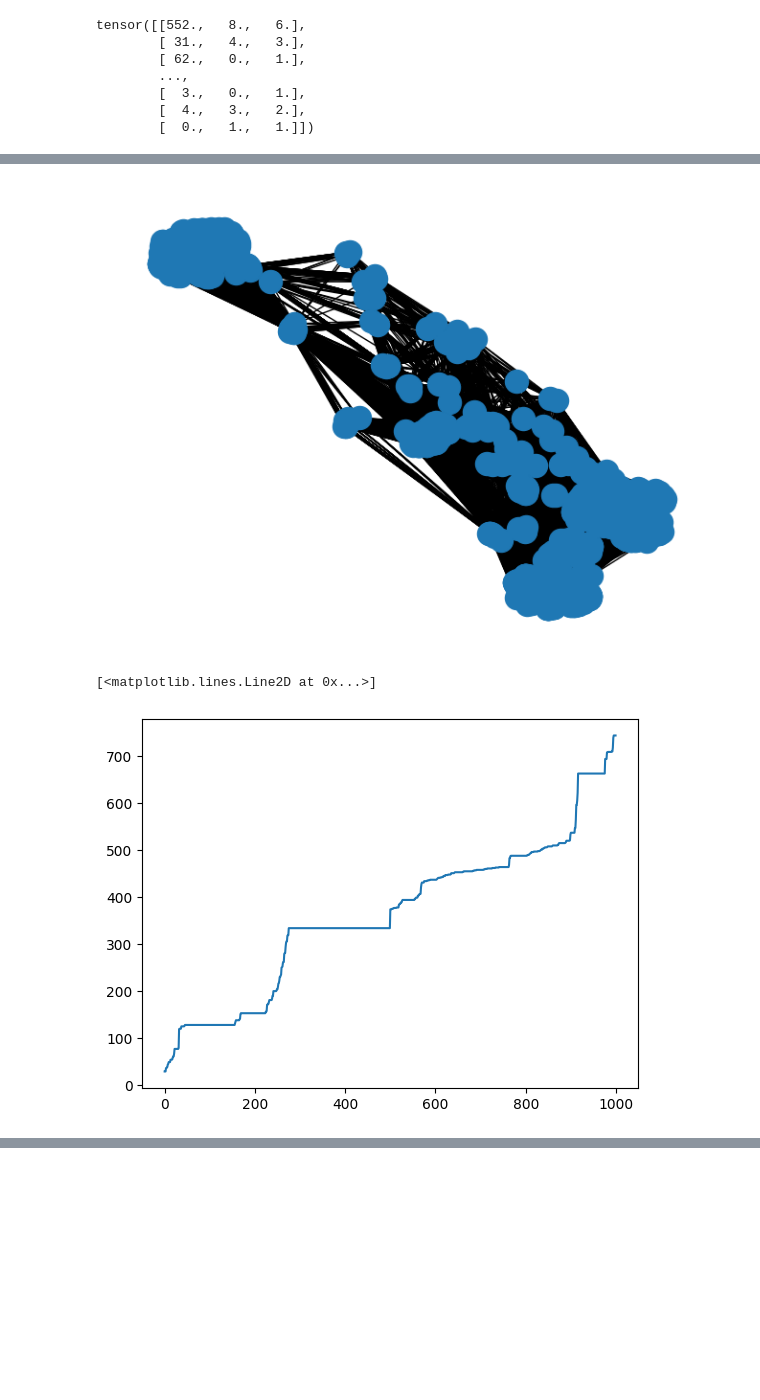
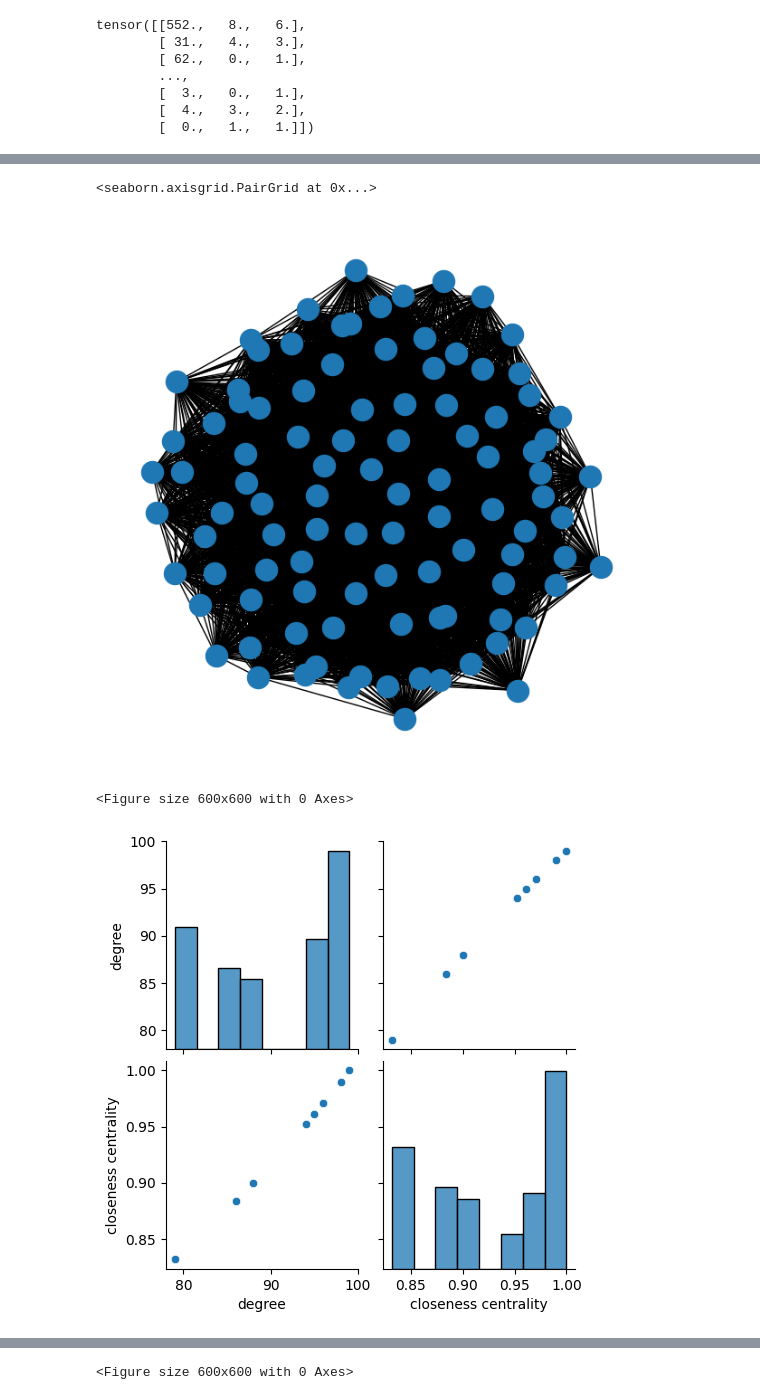
Before and after one commit to Jayman391/Graph_ML_Project, a Jupyter notebook: user_embedding_analysis.ipynb, the cells around one changed output, grey strips where cells are left out. Drawn from its saved outputs; the diff is of its cells as text; code cells hidden in the pictures; blank space fills up the shorter version.

Commit message:
added sampling pairplots, first pass at cleaning up code

```diff
--- a/user_embedding_analysis.ipynb
+++ b/user_embedding_analysis.ipynb
@@ -104,3 +111,7 @@ def create_social_graph(embeddings, threshold, metric):
                 social_graph.add_edge(i, j)
 
     return social_graph
+
+# subsample 100 users from users_tensor
+users_tensor_subsample = users_tensor[torch.randperm(len(users_tensor))[:100]]
+users_tensor_subsample = users_tensor_subsample.float()
@@ -122,11 +118,31 @@ plt.plot(sorted(list(dict(social_graph.degree()).values())))
-# %%
-# create social graph
-social_graph = create_social_graph(subsampled_users_tensor, threshold=0.9, metric='cosine')
-nx.draw(social_graph)
-# %% [output]
-[figure, removed]
-# %%
-plt.plot(sorted(list(dict(social_graph.degree()).values())))
-# %% [output]
-[<matplotlib.lines.Line2D at 0x...>]
-[figure, removed]
+# %%
+plt.figure(figsize=(6, 6))
+# create social graph
+social_graph = create_social_graph(users_tensor_subsample, threshold=0.9, metric='euclidean')
+nx.draw(social_graph)
+
+plt.figure(figsize=(6, 6))
+degrees = list(dict(social_graph.degree()).values())
+closeness = list(nx.closeness_centrality(social_graph).values())
+data = pd.DataFrame({'degree': degrees, 'closeness centrality': closeness})
+#sort data by degree
+data = data.sort_values(by=['degree'])
+sns.pairplot(pd.DataFrame(data))
+
+plt.figure(figsize=(6, 6))
+# create social graph
+social_graph = create_social_graph(users_tensor_subsample, threshold=0.9, metric='cosine')
+nx.draw(social_graph)
+
+plt.figure(figsize=(6, 6))
+degrees = list(dict(social_graph.degree()).values())
+closeness = list(nx.closeness_centrality(social_graph).values())
+data = pd.DataFrame({'degree': degrees, 'closeness centrality': closeness})
+#sort data by degree
+data = data.sort_values(by=['degree'])
+sns.pairplot(pd.DataFrame(data))
+# %% [output]
+<seaborn.axisgrid.PairGrid at 0x...>
+[figure, added]
+<Figure size 600x600 with 0 Axes>
+[figure, added]
@@ -132,0 +150 @@ plt.plot(sorted(list(dict(social_graph.degree()).values())))
+<Figure size 600x600 with 0 Axes>
```
Also changed, not shown: parts of 9 cells of this notebook.
